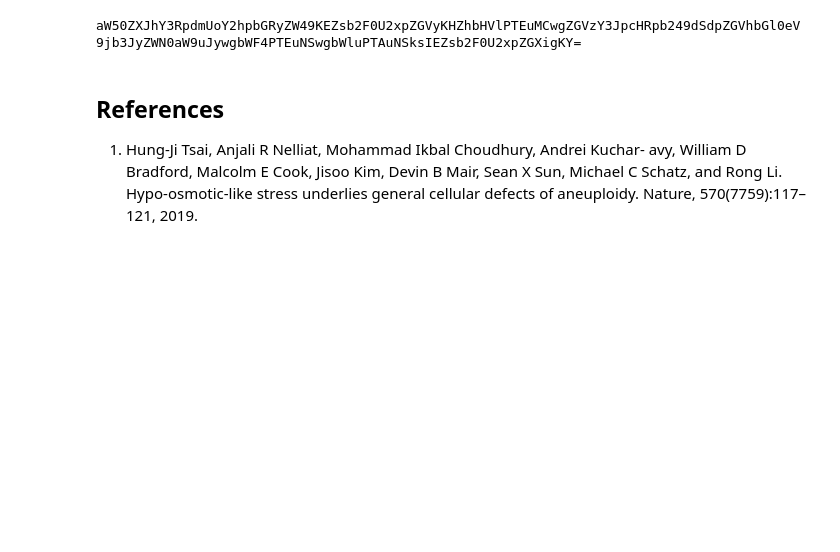
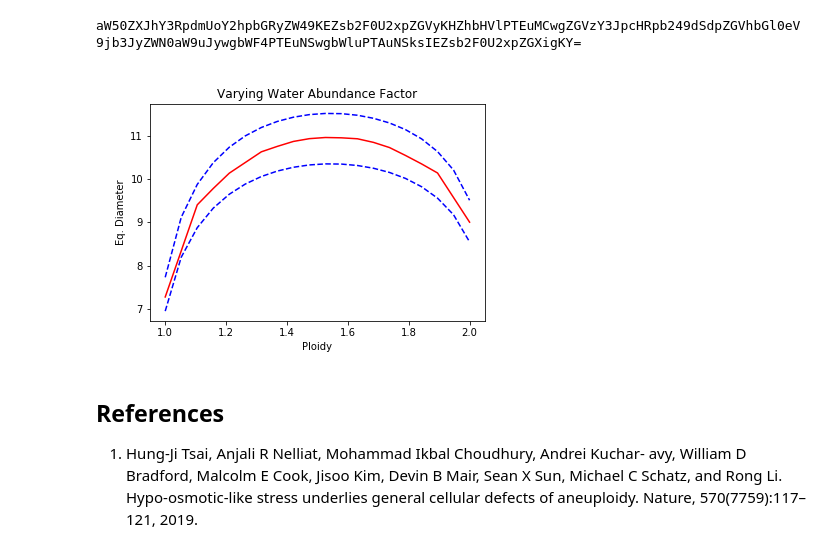
Before and after one commit to Alokendra/Test, a Jupyter notebook: Cell_Volume_Aneuploidy_Osmotic_Stress.ipynb, the cells around one changed output. Saved outputs shown, nothing was run; the diff lists cells and outputs as text; code cells hidden in the pictures; blank space fills up the shorter version.

```diff
--- a/Cell_Volume_Aneuploidy_Osmotic_Stress.ipynb
+++ b/Cell_Volume_Aneuploidy_Osmotic_Stress.ipynb
@@ -606,6 +609,12 @@ s
 FloatText(value=0.7, description=u'Value: ')
 FloatText(value=1.0, description=u'Value: ')
 aW50ZXJhY3RpdmUoY2hpbGRyZW49KEZsb2F0U2xpZGVyKHZhbHVlPTEuMCwgZGVzY3JpcHRpb249dSdpZGVhbGl0eV9jb3JyZWN0aW9uJywgbWF4PTEuNSwgbWluPTAuNSksIEZsb2F0U2xpZGXigKY=
+# %%
+Simdatafile = os.path.join(Datadir, "simulation_data.dmp")
+Varying_Alpha(Simdatafile, Ions = True)
+display(Image(filename='figures/Varying_Alpha_Ions.png'))
+# %% [output]
+[figure, added]
 # %% [markdown]
 ## References
 
```
Also changed, not shown: parts of 6 cells of this notebook.
